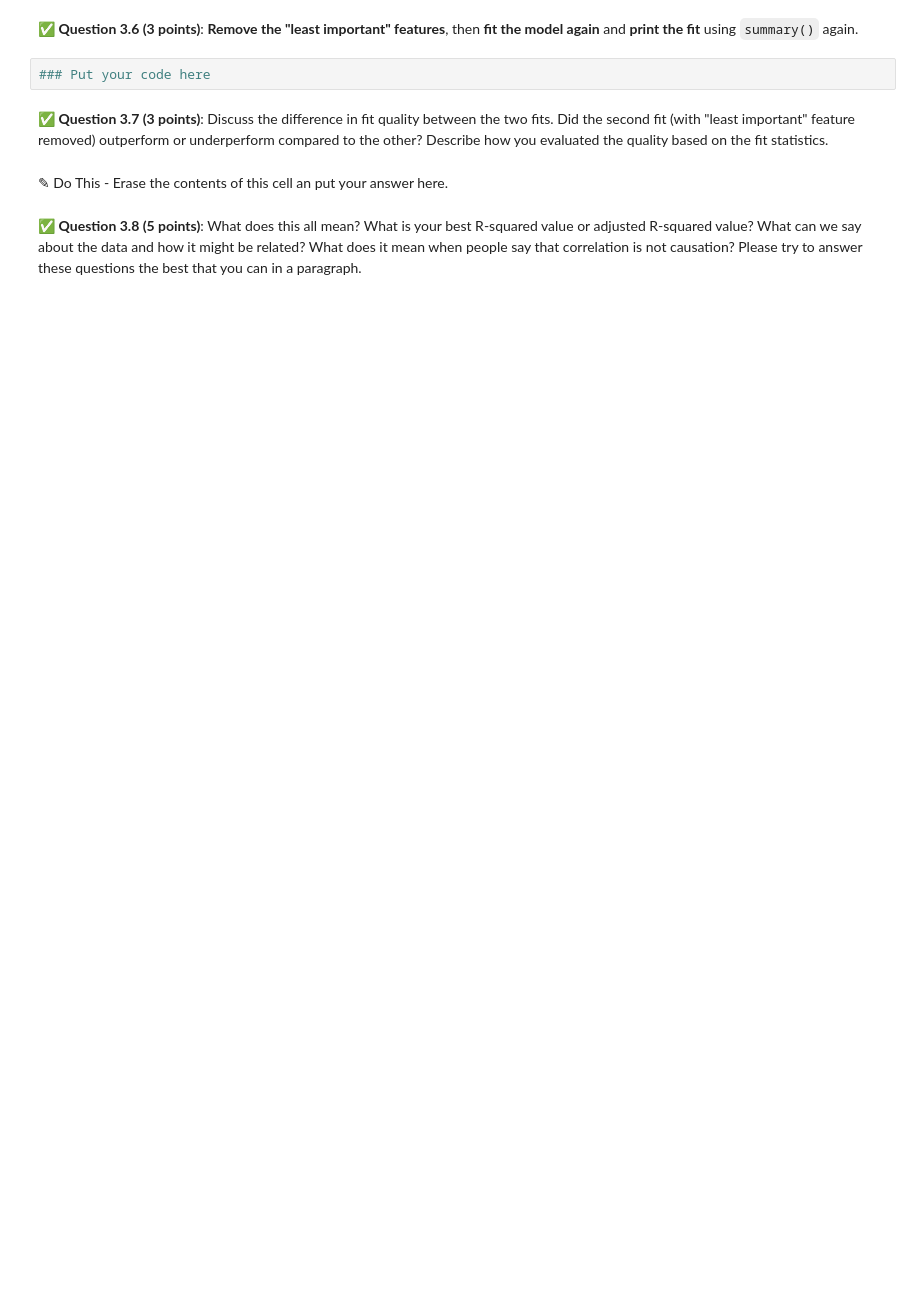
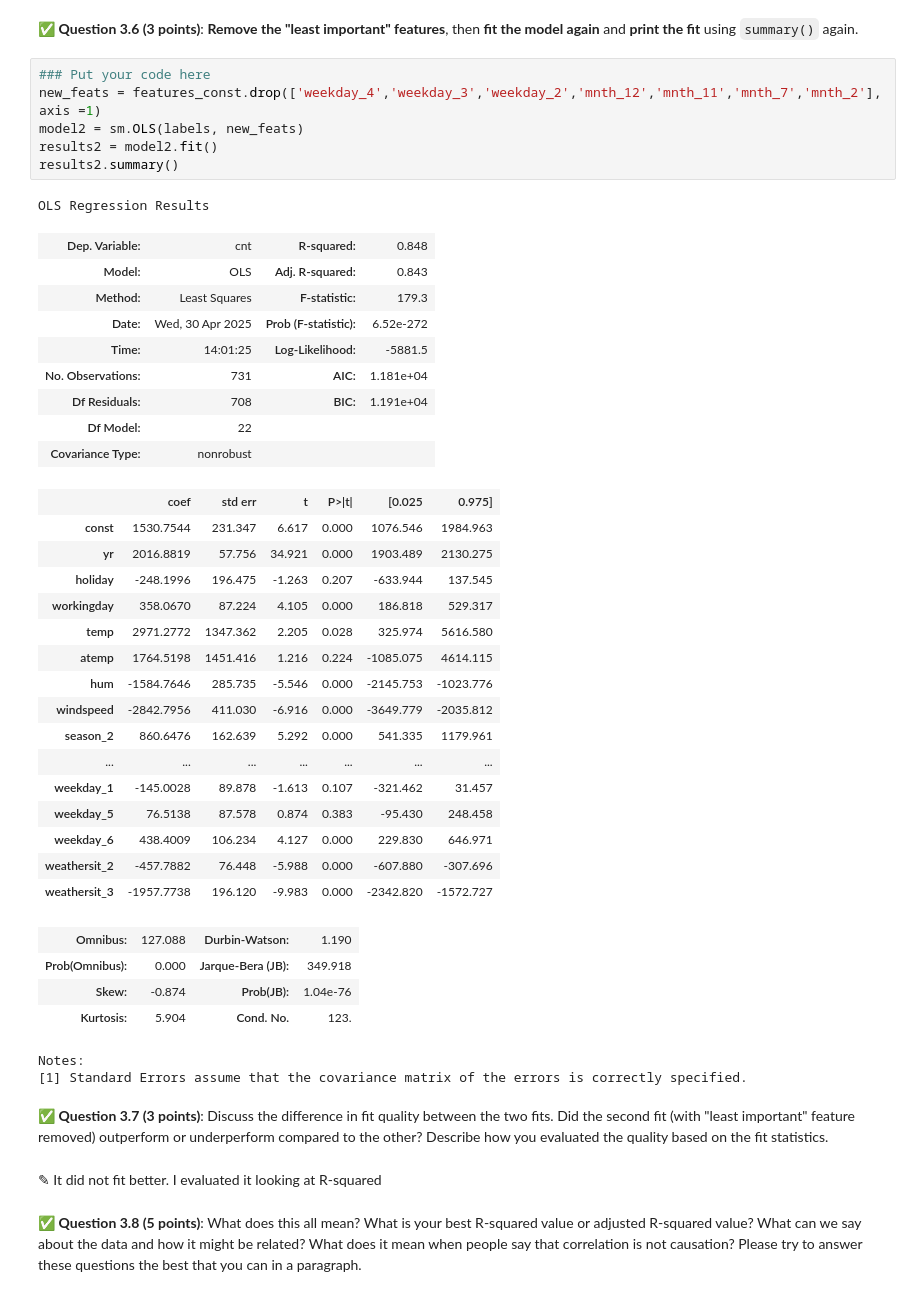
Before and after one commit to gambre11/CMSE202_Git_Started, a Jupyter notebook: Final/CMSE202-Final-SS25-Section002-STUDENT-Copy1.ipynb, the cells around one changed output. Drawn from its saved outputs; the diff is of its cells as text; blank space fills up the shorter version.

```diff
--- a/Final/CMSE202-Final-SS25-Section002-STUDENT-Copy1.ipynb
+++ b/Final/CMSE202-Final-SS25-Section002-STUDENT-Copy1.ipynb
@@ -132,10 +231,47 @@ Now you will perform the actual fit.
 # %% [markdown]
 &#9989; **Question 3.6 (3 points)**: **Remove the "least important" features**, then **fit the model again** and **print the fit** using `summary()` again.
-# %%
-### Put your code here
+# %%
+### Put your code here
+new_feats = features_const.drop(['weekday_4','weekday_3','weekday_2','mnth_12','mnth_11','mnth_7','mnth_2'], axis =1)
+model2 = sm.OLS(labels, new_feats)
+results2 = model2.fit()
+results2.summary()
+# %% [output]
+OLS Regression Results
+| Dep. Variable: | cnt | R-squared: | 0.848 |
+| Model: | OLS | Adj. R-squared: | 0.843 |
+| Method: | Least Squares | F-statistic: | 179.3 |
+| Date: | Wed, 30 Apr 2025 | Prob (F-statistic): | 6.52e-272 |
+| Time: | 14:01:25 | Log-Likelihood: | -5881.5 |
+| No. Observations: | 731 | AIC: | 1.181e+04 |
+| Df Residuals: | 708 | BIC: | 1.191e+04 |
+| Df Model: | 22 |  |  |
+| Covariance Type: | nonrobust |  |  |
+|  | coef | std err | t | P>|t| | [0.025 | 0.975] |
+| const | 1530.7544 | 231.347 | 6.617 | 0.000 | 1076.546 | 1984.963 |
+| yr | 2016.8819 | 57.756 | 34.921 | 0.000 | 1903.489 | 2130.275 |
+| holiday | -248.1996 | 196.475 | -1.263 | 0.207 | -633.944 | 137.545 |
+| workingday | 358.0670 | 87.224 | 4.105 | 0.000 | 186.818 | 529.317 |
+| temp | 2971.2772 | 1347.362 | 2.205 | 0.028 | 325.974 | 5616.580 |
+| atemp | 1764.5198 | 1451.416 | 1.216 | 0.224 | -1085.075 | 4614.115 |
+| hum | -1584.7646 | 285.735 | -5.546 | 0.000 | -2145.753 | -1023.776 |
+| windspeed | -2842.7956 | 411.030 | -6.916 | 0.000 | -3649.779 | -2035.812 |
+| season_2 | 860.6476 | 162.639 | 5.292 | 0.000 | 541.335 | 1179.961 |
+| ... | ... | ... | ... | ... | ... | ... |
+| weekday_1 | -145.0028 | 89.878 | -1.613 | 0.107 | -321.462 | 31.457 |
+| weekday_5 | 76.5138 | 87.578 | 0.874 | 0.383 | -95.430 | 248.458 |
+| weekday_6 | 438.4009 | 106.234 | 4.127 | 0.000 | 229.830 | 646.971 |
+| weathersit_2 | -457.7882 | 76.448 | -5.988 | 0.000 | -607.880 | -307.696 |
+| weathersit_3 | -1957.7738 | 196.120 | -9.983 | 0.000 | -2342.820 | -1572.727 |
+| Omnibus: | 127.088 | Durbin-Watson: | 1.190 |
+| Prob(Omnibus): | 0.000 | Jarque-Bera (JB): | 349.918 |
+| Skew: | -0.874 | Prob(JB): | 1.04e-76 |
+| Kurtosis: | 5.904 | Cond. No. | 123. |
+Notes:
+[1] Standard Errors assume that the covariance matrix of the errors is correctly specified.
 # %% [markdown]
 &#9989; **Question 3.7 (3 points)**: Discuss the difference in fit quality between the two fits. Did the second fit (with "least important" feature removed) outperform or underperform compared to the other? Describe how you evaluated the quality based on the fit statistics.
-# %% [markdown]
-<font size=+3>&#9998;</font> Do This - Erase the contents of this cell an put your answer here.
+# %% [markdown]
+<font size=+3>&#9998;</font> It did not fit better. I evaluated it looking at R-squared
 # %% [markdown]
 &#9989; **Question 3.8 (5 points)**: What does this all mean? What is your best R-squared value or adjusted R-squared value? What can we say about the data and how it might be related? What does it mean when people say that correlation is not causation? Please try to answer these questions the best that you can in a paragraph.
```
Also changed, not shown: parts of 10 cells of this notebook.
